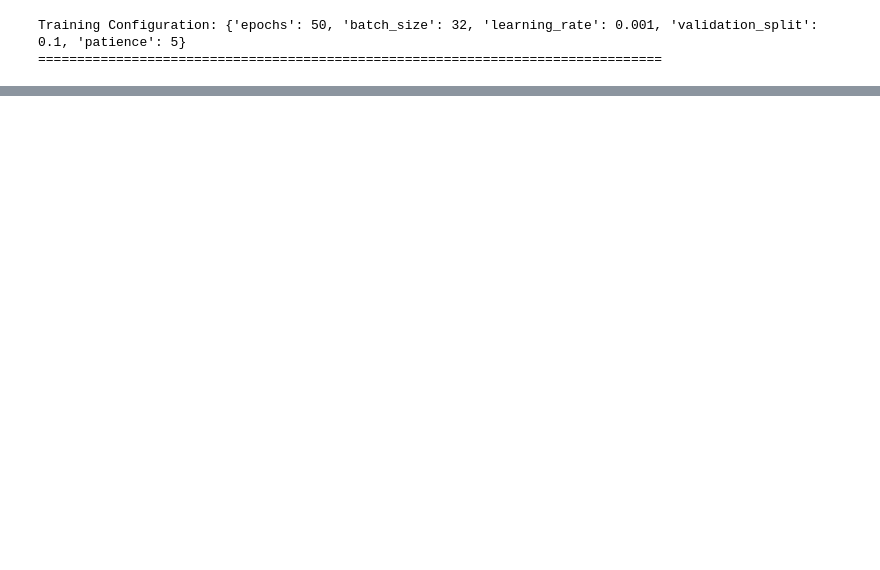
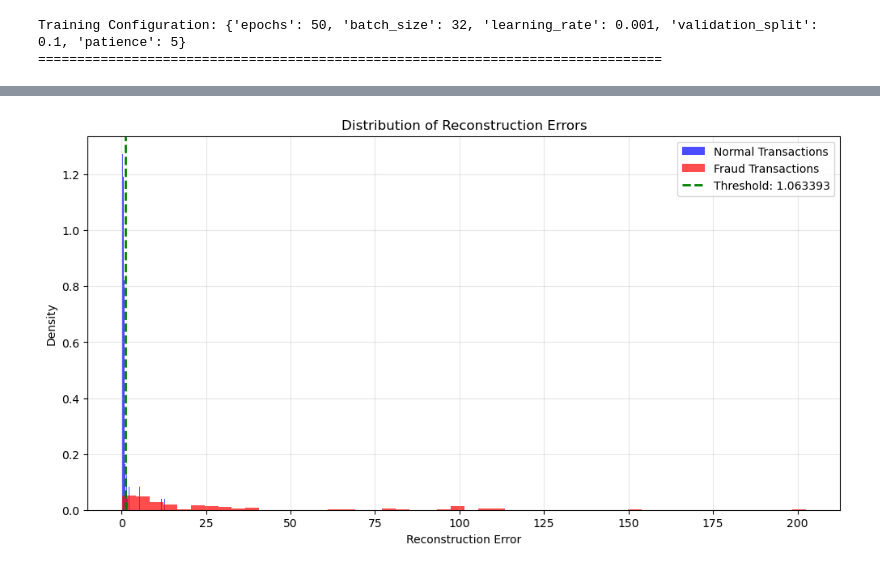
Before and after one commit to nonadiary/quantum-autoencoder-fraud-detection, a Jupyter notebook: CNN.ipynb, the cells around one changed output, grey strips where cells are left out. Drawn from its saved outputs; the diff is of its cells as text; code cells hidden in the pictures; blank space fills up the shorter version.

```diff
--- a/CNN.ipynb
+++ b/CNN.ipynb
@@ -314,31 +395,39 @@ if 'error' not in results['cnn']:
 # %%
-# 모델 평가
-def evaluate_anomaly_detection_model(model, X_test_data, y_test_data):
+# 이상 탐지 모델 평가
+def evaluate_anomaly_detection_model(model, X_test_data, y_test_data, threshold):
     """
-    이상탐지 CNN 모델 평가 함수
+    One-Class CNN 이상 탐지 모델 평가 함수
 
     Args:
-        model: 학습된 Keras CNN 모델
+        model: 학습된 One-Class CNN 모델
         X_test_data: 테스트 데이터
-        y_test_data: 테스트 레이블 (0: 정상, 1: 사기)
+        y_test_data: 테스트 레이블
+        threshold: 이상 탐지 임계값
 
     Returns:
         dict: 평가 지표들을 포함한 딕셔너리
     """
-    # 정상도 점수 예측 (높을수록 정상 거래와 유사)
-    normality_scores = model.predict(X_test_data).flatten()
+    # 재구성 오차 계산
+    reconstruction_errors = calculate_reconstruction_error(model, X_test_data)
 
-    # 이상치 점수로 변환 (1 - normality_score)
-    # 높을수록 사기 가능성이 높음
-    anomaly_scores = 1 - normality_scores
+    # 정상과 사기 거래의 재구성 오차 분리
+    normal_errors = reconstruction_errors[y_test_data == 0]
+    fraud_errors = reconstruction_errors[y_test_data == 1]
+
+    print(f"Normal transactions - Mean error: {np.mean(normal_errors):.6f}, Std: {np.std(normal_errors):.6f}")
+    print(f"Fraud transactions - Mean error: {np.mean(fraud_errors):.6f}, Std: {np.std(fraud_errors):.6f}")
 
     # 다양한 임계값에서의 성능 평가
-    thresholds = [0.1, 0.2, 0.3, 0.4, 0.5, 0.6, 0.7, 0.8, 0.9]
-    results = []
+    percentiles = [90, 95, 97, 99, 99.5, 99.9]
+    all_normal_errors = np.concatenate([results['one_class_cnn']['train_errors'],
+                                      results['one_class_cnn']['val_errors']])
 
-    print("Threshold optimization (anomaly score >= threshold = fraud):")
-    for threshold in thresholds:
-        y_pred = (anomaly_scores >= threshold).astype(int)
+    results_list = []
+
+    print("\nThreshold optimization based on normal data percentiles:")
+    for percentile in percentiles:
+        thresh = np.percentile(all_normal_errors, percentile)
+        y_pred = (reconstruction_errors > thresh).astype(int)
 
         # 혼동 행렬 계산
         tn, fp, fn, tp = confusion_matrix(y_test_data, y_pred, labels=[0,1]).ravel()
@@ -351,54 +440,54 @@ def evaluate_anomaly_detection_model(model, X_test_data, y_test_data):
         spec = tn / (tn + fp) if (tn + fp) else 0.0
         gmean = (rec * spec) ** 0.5
 
-        results.append({
-            'threshold': threshold,
+        results_list.append({
+            'percentile': percentile,
+            'threshold': thresh,
             'accuracy': acc,
             'precision': prec,
             'recall': rec,
             'f1_score': f1,
             'specificity': spec,
-            'gmean': gmean,
-            'confusion_matrix': {
-                'tn': int(tn),
-                'fp': int(fp),
-                'fn': int(fn),
-                'tp': int(tp)
-            }
+            'gmean': gmean
         })
 
-        print(f"  T={threshold:.1f}: Acc={acc:.3f} Prec={prec:.3f} Rec={rec:.3f} "
-              f"F1={f1:.3f} G-Mean={gmean:.3f}")
+        print(f"  P={percentile:4.1f}% (T={thresh:.6f}): Acc={acc:.3f} Prec={prec:.3f} "
+              f"Rec={rec:.3f} F1={f1:.3f} G-Mean={gmean:.3f}")
 
-    # AUC-ROC 점수 계산 (이상치 점수 사용)
-    auc = roc_auc_score(y_test_data, anomaly_scores)
+    # AUC-ROC 점수 계산 (재구성 오차를 이상 점수로 사용)
+    auc = roc_auc_score(y_test_data, reconstruction_errors)
 
     # G-Mean 기준으로 최적의 임계값 찾기
-    best_result = max(results, key=lambda x: x['gmean'])
+    best_result = max(results_list, key=lambda x: x['gmean'])
 
     print("\nRESULTS SUMMARY:")
     print(f"  AUC-ROC Score: {auc:.4f}")
-    print(f"  Best Threshold: {best_result['threshold']:.1f} (G-Mean: {best_result['gmean']:.3f})")
+    print(f"  Best Threshold: {best_result['threshold']:.6f} "
+          f"({best_result['percentile']}th percentile, G-Mean: {best_result['gmean']:.3f})")
     print(f"  Best Performance: Acc={best_result['accuracy']:.3f}, "
           f"Prec={best_result['precision']:.3f}, Rec={best_result['recall']:.3f}, "
           f"F1={best_result['f1_score']:.3f}")
 
-    # 최적의 임계값에서의 혼동 행렬
-    cm = best_result['confusion_matrix']
-    print(f"\nConfusion Matrix at threshold={best_result['threshold']:.1f}:")
-    print(f"  True Negative: {cm['tn']}, False Positive: {cm['fp']}")
-    print(f"  False Negative: {cm['fn']}, True Positive: {cm['tp']}")
+    # 재구성 오차 분포 시각화
+    plot_reconstruction_errors(normal_errors, fraud_errors, best_result['threshold'])
 
     return {
         'auc': auc,
         'best_threshold': best_result['threshold'],
         'best_metrics': best_result,
-        'all_results': results,
-        'anomaly_scores': anomaly_scores
+        'all_results': results_list,
+        'reconstruction_errors': reconstruction_errors,
+        'normal_errors': normal_errors,
+        'fraud_errors': fraud_errors
     }
 
 # 모델 평가 (학습이 성공적으로 완료된 경우)
-if 'error' not in results['cnn']:
-    eval_results = evaluate_anomaly_detection_model(results['cnn']['model'], X_test_reshaped, y_test)
-    results['cnn']['evaluation'] = eval_results
+if 'error' not in results['one_class_cnn']:
+    eval_results = evaluate_anomaly_detection_model(
+        results['one_class_cnn']['model'],
+        X_test_reshaped,
+        y_test,
+        results['one_class_cnn']['threshold']
+    )
+    results['one_class_cnn']['evaluation'] = eval_results
 # %% [output]
@@ -422 +509,2 @@ Confusion Matrix at threshold=0.1:
+[figure, added]
 # %%
```
Also changed, not shown: parts of 8 cells of this notebook, 3 other files.
